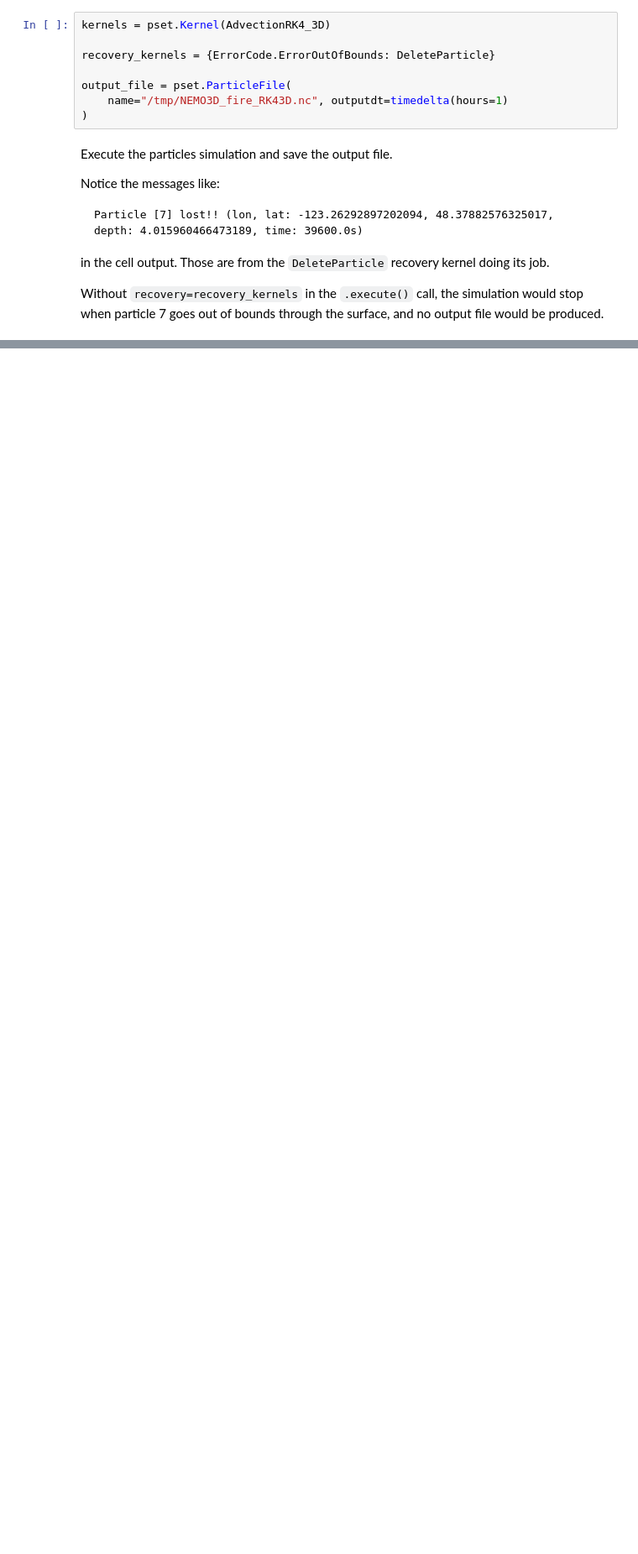
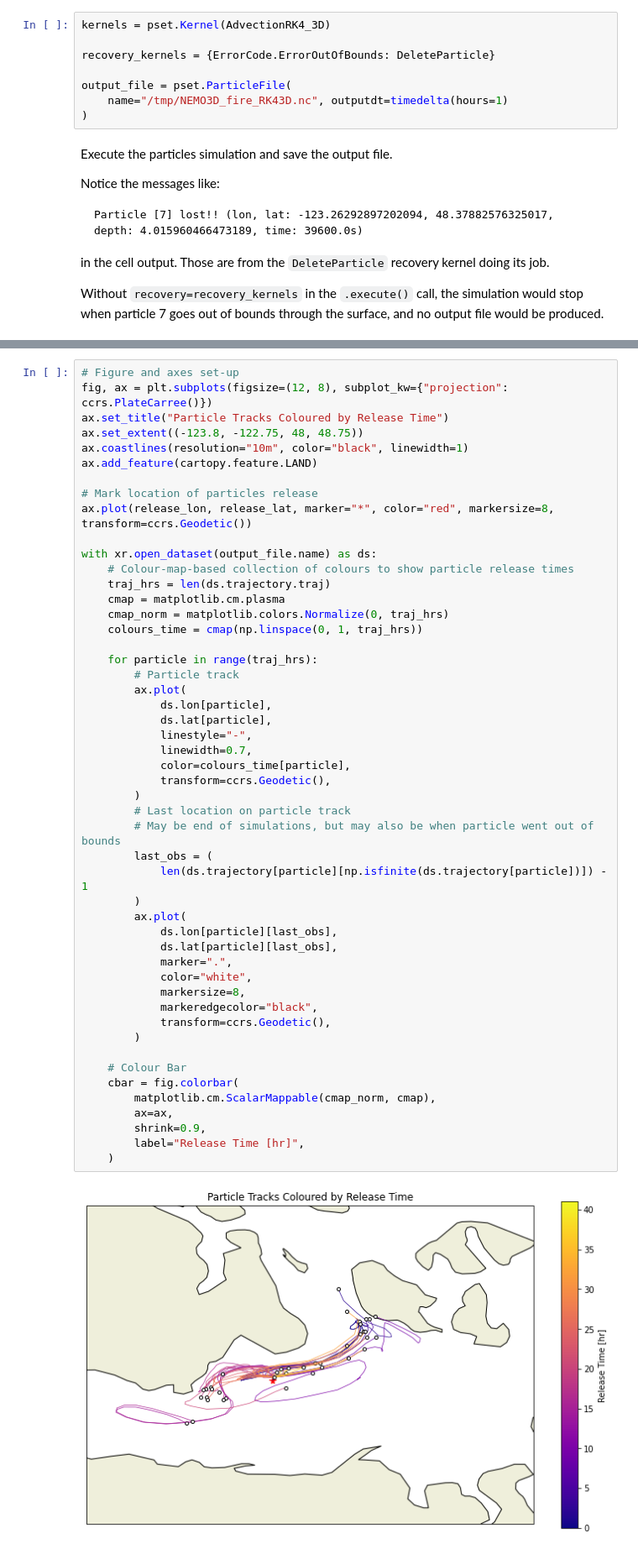
Before and after one commit to UBC-MOAD/MoaceanParcels, a Jupyter notebook: docs/kernels/kernel_example_notebooks/DeleteParticle-example.ipynb, the cells around one changed output, grey strips where cells are left out. Shown at 84% size. Drawn from its saved outputs; the diff is of its cells as text; blank space fills up the shorter version.

Commit message:
Finishe dev of DeleteParticle kernel example notebook

```diff
--- a/docs/kernels/kernel_example_notebooks/DeleteParticle-example.ipynb
+++ b/docs/kernels/kernel_example_notebooks/DeleteParticle-example.ipynb
@@ -219,0 +138,52 @@ fig.colorbar(c, shrink=0.5, label="Depth [m]")
+# %%
+# Figure and axes set-up
+fig, ax = plt.subplots(figsize=(12, 8), subplot_kw={"projection": ccrs.PlateCarree()})
+ax.set_title("Particle Tracks Coloured by Release Time")
+ax.set_extent((-123.8, -122.75, 48, 48.75))
+ax.coastlines(resolution="10m", color="black", linewidth=1)
+ax.add_feature(cartopy.feature.LAND)
+
+# Mark location of particles release
+ax.plot(release_lon, release_lat, marker="*", color="red", markersize=8, transform=ccrs.Geodetic())
+
+with xr.open_dataset(output_file.name) as ds:
+    # Colour-map-based collection of colours to show particle release times
+    traj_hrs = len(ds.trajectory.traj)
+    cmap = matplotlib.cm.plasma
+    cmap_norm = matplotlib.colors.Normalize(0, traj_hrs)
+    colours_time = cmap(np.linspace(0, 1, traj_hrs))
+
+    for particle in range(traj_hrs):
+        # Particle track
+        ax.plot(
+            ds.lon[particle],
+            ds.lat[particle],
+            linestyle="-",
+            linewidth=0.7,
+            color=colours_time[particle],
+            transform=ccrs.Geodetic(),
+        )
+        # Last location on particle track
+        # May be end of simulations, but may also be when particle went out of bounds
+        last_obs = (
+            len(ds.trajectory[particle][np.isfinite(ds.trajectory[particle])]) - 1
+        )
+        ax.plot(
+            ds.lon[particle][last_obs],
+            ds.lat[particle][last_obs],
+            marker=".",
+            color="white",
+            markersize=8,
+            markeredgecolor="black",
+            transform=ccrs.Geodetic(),
+        )
+
+    # Colour Bar
+    cbar = fig.colorbar(
+        matplotlib.cm.ScalarMappable(cmap_norm, cmap),
+        ax=ax,
+        shrink=0.9,
+        label="Release Time [hr]",
+    )
+# %% [output]
+[figure, added]
```
Also changed, not shown: parts of 10 cells of this notebook.
